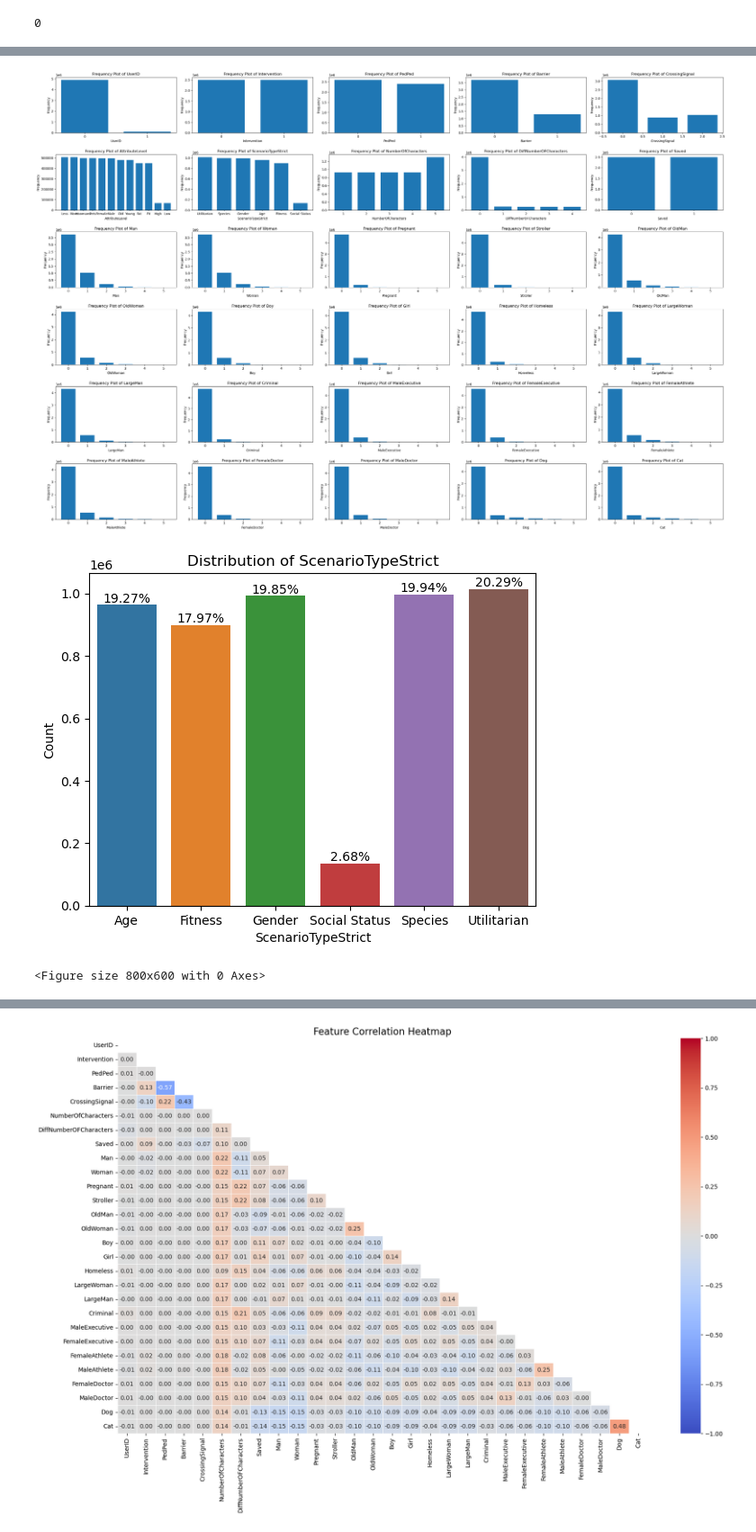
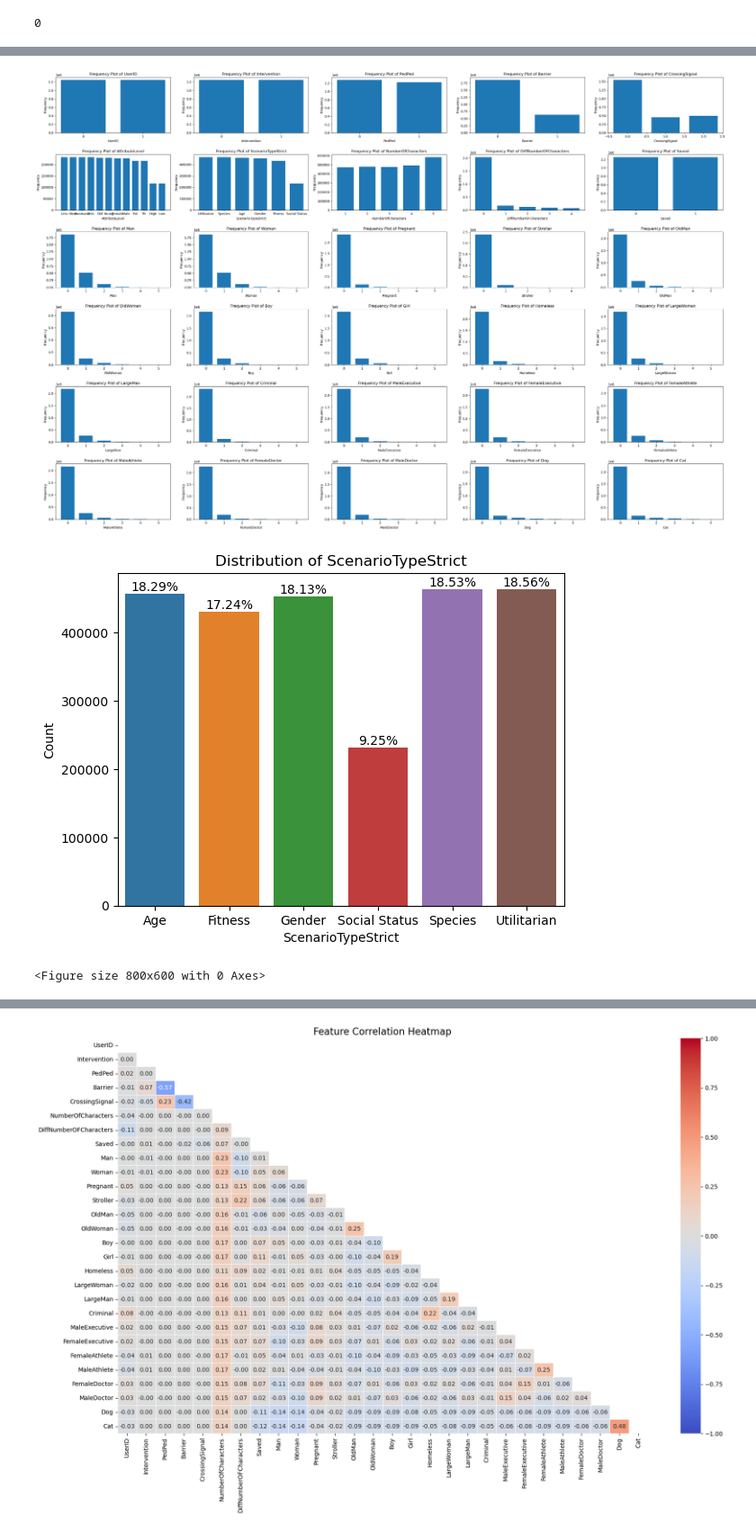
Before and after one commit to Moral-Machine-2024/Emmakuipers, a Jupyter notebook: EDA.ipynb, the cells around one changed output, grey strips where cells are left out. Shown at 90% size. Drawn from its saved outputs; the diff is of its cells as text; code cells hidden in the pictures.

```diff
--- a/EDA.ipynb
+++ b/EDA.ipynb
@@ -42 +41,7 @@ df_total = pd.read_csv('total_dataset.csv', dtype=dtype)
+# %%
+# loading pre-processed datasets
+df_50_total = pd.read_csv('total_50_dataset.csv', dtype=dtype)
+df_98_total = pd.read_csv('total_98_dataset.csv', dtype=dtype)
+df_50_nw = pd.read_csv('total_nw_50_dataset.csv', dtype=dtype)
+df_50_del = pd.read_csv('total_deleted_50_dataset.csv', dtype=dtype)
 # %% [markdown]
@@ -186,8 +239,8 @@ Name: count, dtype: int64
 "DISTRIBUTION OF THE TARGET VARIABLE"
 
 # Calculate the percentage of each class in the 'UserID' column
-total = len(df_total['UserID'])  # Total number of samples
-ax = sns.countplot(x='UserID', data=df_total)
+total = len(df_50_total['UserID'])  # Total number of samples
+ax = sns.countplot(x='UserID', data=df_50_total)
 
 # Add percentages on top of the bars
 for p in ax.patches:
@@ -213,7 +266,7 @@ import matplotlib.pyplot as plt
 
 
 # List of columns for which to plot the frequency plots
-column_list = df_total.columns.drop('ResponseID').tolist()
+column_list = df_50_total.columns.drop('ResponseID').tolist()
 
 # Set up the figure and subplots (adjust the number of rows/columns depending on the number of plots)
 fig, axes = plt.subplots(6, 5, figsize=(30, 20))  # 2 rows, 3 columns, adjust as needed
@@ -222,7 +275,7 @@ axes = axes.flatten()  # Flatten the axes array for easy iteration
 # Loop through the columns and create subplots
 for i, column in enumerate(column_list):
     # Count the occurrences of each category
-    category_counts = df_total[column].value_counts()
+    category_counts = df_50_total[column].value_counts()
 
     # Create a bar plot in the corresponding subplot axis
     axes[i].bar(category_counts.index, category_counts.values, width=0.75)
@@ -242,29 +295,29 @@ plt.tight_layout()
 # Show the entire figure with all subplots
 plt.show()
 # %% [output]
-[figure, old version]
+[figure, new version]
 # %%
 # Calculate the percentage of each class in the 'UserID' column
-total = len(df_total['ScenarioTypeStrict'])  # Total number of samples
-ax = sns.countplot(x='ScenarioTypeStrict', data=df_total)
+total = len(df_50_total['ScenarioTypeStrict'])  # Total number of samples
+ax = sns.countplot(x='ScenarioTypeStrict', data=df_50_total)
 
 # Add percentages on top of the bars
 for p in ax.patches:
     percentage = '{:.2f}%'.format(100 * p.get_height() / total)
     x = p.get_x() + p.get_width() / 2                           # Position the label in the center of each bar
     y = p.get_height()                                          # Height of the bar
     ax.annotate(percentage, (x, y), ha='center', va='bottom')   # Annotate the bar with the percentage
 
 # Add labels and title
 plt.title('Distribution of ScenarioTypeStrict')
 plt.xlabel('ScenarioTypeStrict')
 plt.ylabel('Count')
 
 # Show the plot
 plt.figure(figsize=(8, 6))
 plt.show()
 # %% [output]
-[figure, old version]
+[figure, new version]
 <Figure size 800x600 with 0 Axes>
 # %%
 import pandas as pd
```
Also changed, not shown: parts of 84 cells of this notebook, 20 other files.
